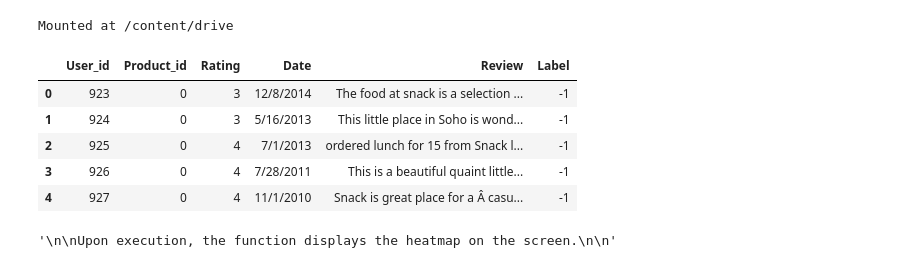
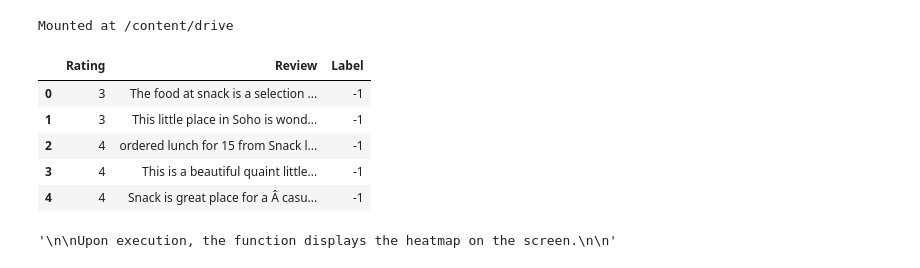
Before and after one commit to AbhiramBorra/FakeYelpReviewsDetection, a Jupyter notebook: YelpReviews.ipynb, the cells around one changed output. Drawn from its saved outputs; the diff is of its cells as text; code cells hidden in the pictures.

```diff
--- a/YelpReviews.ipynb
+++ b/YelpReviews.ipynb
@@ -12,39 +12,39 @@ Mounted at /content/drive
 # %%
 '''
 In this section, we load and preprocess a CSV file dataset for data analysis
 using popular Python libraries including pandas, numpy, matplotlib.pyplot, and seaborn
 '''
 import pandas as pd
 import numpy as np
 import matplotlib.pyplot as plt
 import seaborn as sns
 import re
 import nltk
 from sklearn.model_selection import train_test_split
 
 '''
 
 We use the pd.read_csv() function so that the program subsequently reads the CSV file
 into two-dimensional tabular data structure DataFrame objects namely -  df and amazonData_train
 
 We then used the df.columns attribute in order to return a list of the names of the columns.
 Finally, use the df.head() approach to produce an additional DataFrame
 containing the specified number of rows from the top.
 
 '''
 # load csv
 df = pd.read_csv
 df = pd.read_csv("/content/drive/Shareddrives/ECS 171 Group Project/Labelled Yelp Dataset.csv")
+df = df.drop(columns = ['User_id', 'Product_id', 'Date'])  # Drop uneeded columns
 train_set, test_set = train_test_split(df, train_size=0.9, random_state=21)  # Split Data
-# Drop uneeded columns
 df.head()
 # %% [output]
-|  | User_id | Product_id | Rating | Date | Review | Label |
-| 0 | 923 | 0 | 3 | 12/8/2014 | The food at snack is a selection ... | -1 |
-| 1 | 924 | 0 | 3 | 5/16/2013 | This little place in Soho is wond... | -1 |
-| 2 | 925 | 0 | 4 | 7/1/2013 | ordered lunch for 15 from Snack l... | -1 |
-| 3 | 926 | 0 | 4 | 7/28/2011 | This is a beautiful quaint little... | -1 |
-| 4 | 927 | 0 | 4 | 11/1/2010 | Snack is great place for a Â casu... | -1 |
+|  | Rating | Review | Label |
+| 0 | 3 | The food at snack is a selection ... | -1 |
+| 1 | 3 | This little place in Soho is wond... | -1 |
+| 2 | 4 | ordered lunch for 15 from Snack l... | -1 |
+| 3 | 4 | This is a beautiful quaint little... | -1 |
+| 4 | 4 | Snack is great place for a Â casu... | -1 |
 # %%
 from google.colab import drive
 drive.mount('/content/drive')
```
